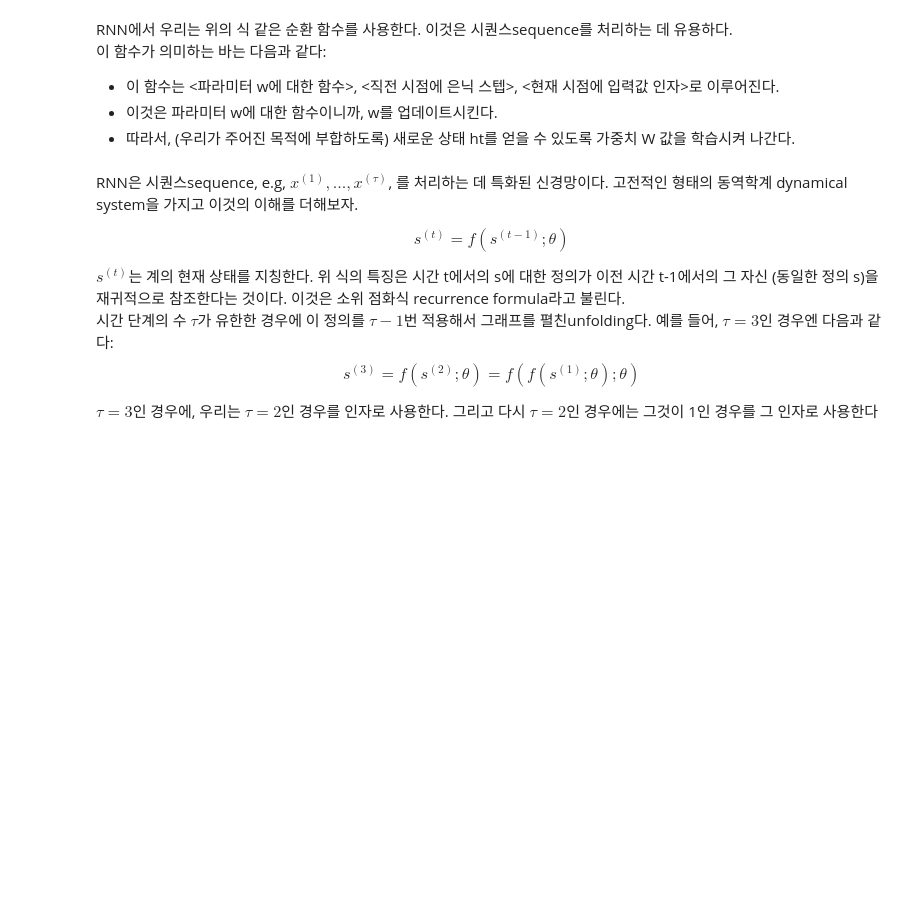
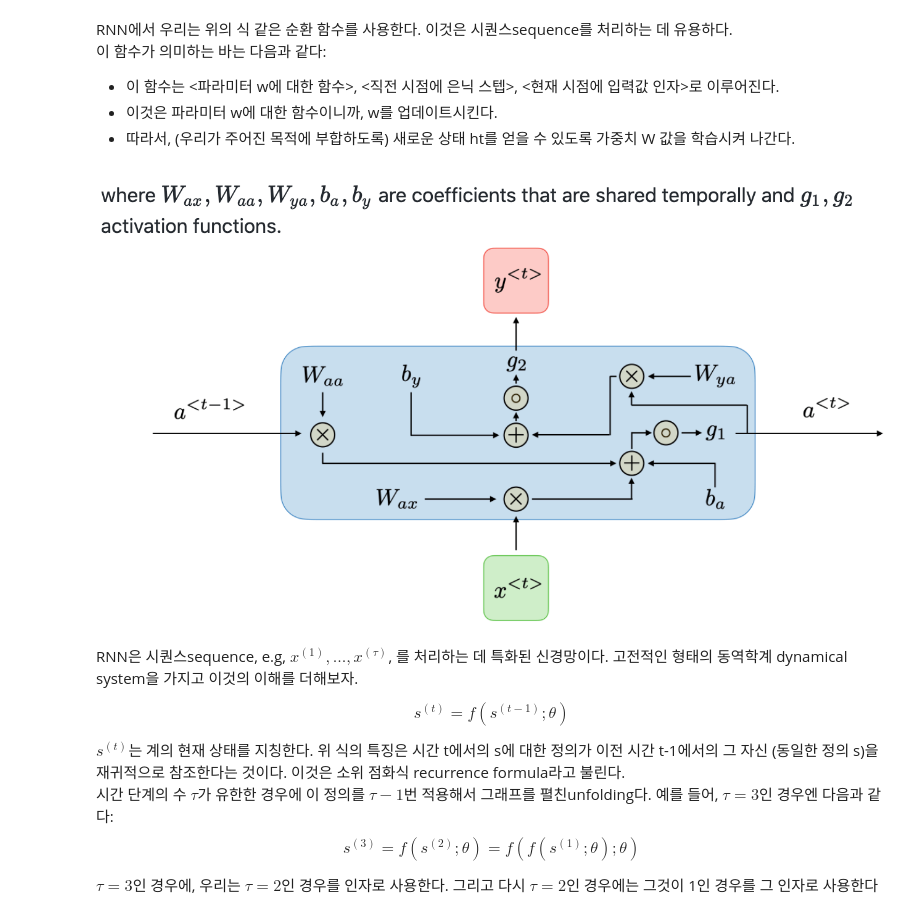
Before and after one commit to musicjae/cs231n, a Jupyter notebook: assignment3/RNN.ipynb, the cells around one changed output. Cells and saved outputs as stored; diff of their text form; code cells hidden in the pictures; blank space fills up the shorter version.

```diff
--- a/assignment3/RNN.ipynb
+++ b/assignment3/RNN.ipynb
@@ -50,6 +50,10 @@ RNN에서 우리는 위의 식 같은 순환 함수를 사용한다. 이것은
 - 이 함수는 <파라미터 w에 대한 함수>, <직전 시점에 은닉 스텝>, <현재 시점에 입력값 인자>로 이루어진다.
 - 이것은 파라미터 w에 대한 함수이니까, w를 업데이트시킨다.
 - 따라서, (우리가 주어진 목적에 부합하도록) 새로운 상태 ht를 얻을 수 있도록 가중치 W 값을 학습시켜 나간다.
+# %%
+Image('r11.png',width=800)
+# %% [output]
+[figure, added]
 # %% [markdown]
 RNN은 시퀀스sequence, e.g, $x^{(1)}, ..., x^{(\tau)}$, 를 처리하는 데 특화된 신경망이다. 고전적인 형태의 동역학계 dynamical system을 가지고 이것의 이해를 더해보자.
 
```
Also changed, not shown: parts of 24 cells of this notebook.
